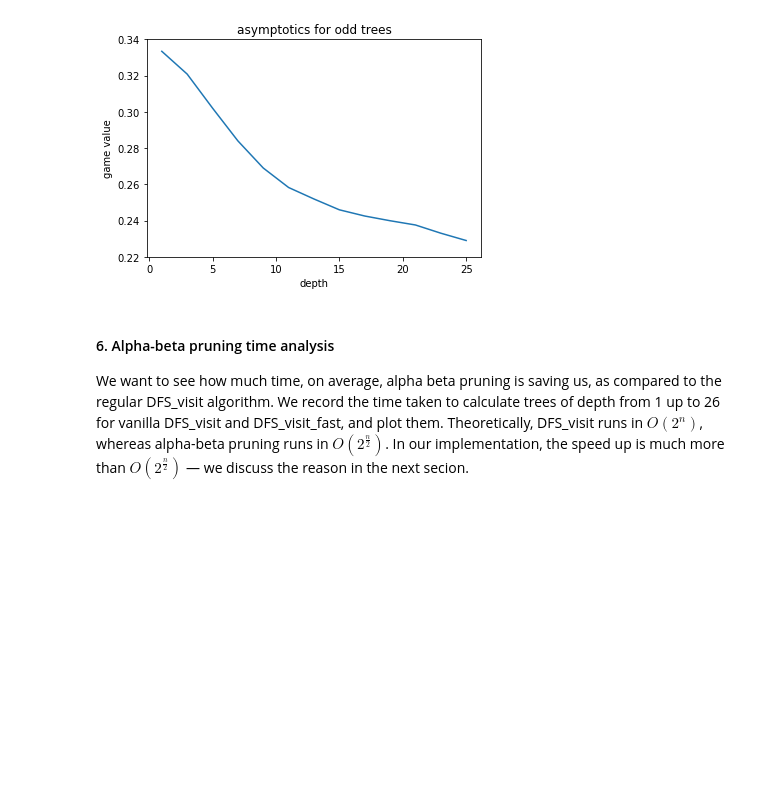
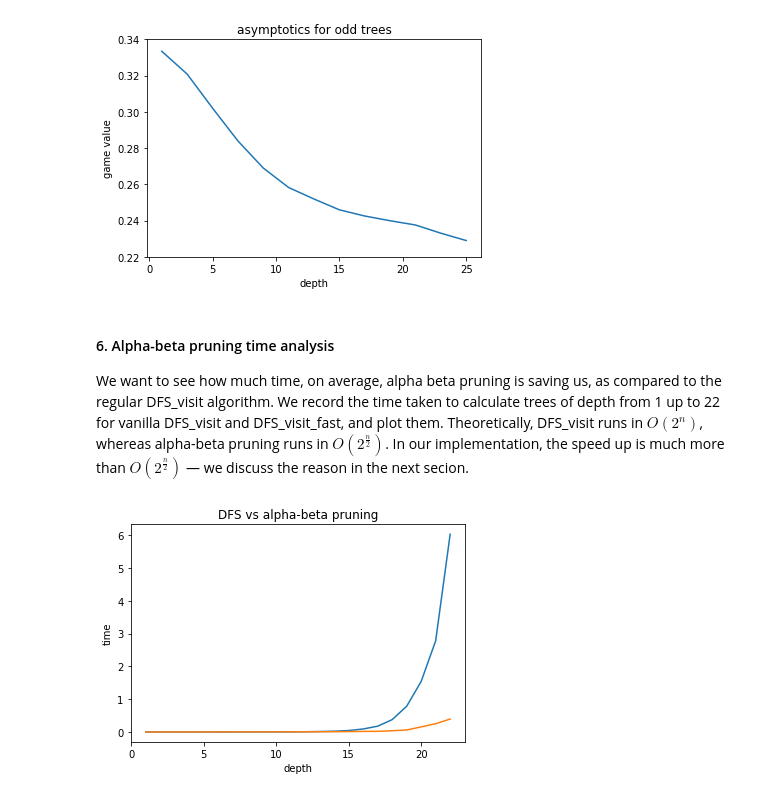
Before and after one commit to Shasha-Lin/Minimax_Game, a Jupyter notebook: Game_analysis.ipynb, the cells around one changed output. Saved outputs shown, nothing was run; the diff lists cells and outputs as text; code cells hidden in the pictures; blank space fills up the shorter version.

```diff
--- a/Game_analysis.ipynb
+++ b/Game_analysis.ipynb
@@ -352,27 +352,29 @@ plot_asymptotics(25)
 [figure]
 # %% [markdown]
 #### 6.  Alpha-beta pruning time analysis
-We want to see how much time, on average, alpha beta pruning is saving us, as compared to the regular DFS_visit algorithm. We record the time taken to calculate trees of depth from 1 up to 26 for vanilla DFS_visit and DFS_visit_fast, and plot them. Theoretically, DFS_visit runs in $O(2^n)$, whereas alpha-beta pruning runs in $O(2^\frac{n}{2})$. In our implementation, the speed up is much more than $O(2^\frac{n}{2})$ — we discuss the reason in the next secion.
+We want to see how much time, on average, alpha beta pruning is saving us, as compared to the regular DFS_visit algorithm. We record the time taken to calculate trees of depth from 1 up to 22 for vanilla DFS_visit and DFS_visit_fast, and plot them. Theoretically, DFS_visit runs in $O(2^n)$, whereas alpha-beta pruning runs in $O(2^\frac{n}{2})$. In our implementation, the speed up is much more than $O(2^\frac{n}{2})$ — we discuss the reason in the next secion.
 # %%
 def get_time(depth,alg):
     times = []
     for i in range(1, depth+1):
         tree = make_tree(i)
         time0 = time.time()
         alg(tree)
         time1 = time.time()
         times.append(time1 - time0)
     return times
 
-depth = 26
+depth = 22
 DFS_times = get_time(depth, DFS_visit)
 alpha_beta_times = get_time(depth, DFS_visit_fast)
 fig, ax = plt.subplots(1)
 ax.plot(list(range(1, depth+1)), DFS_times, label='regular DFS')
 ax.plot(list(range(1, depth+1)), alpha_beta_times, label='alpha-beta pruning')
 ax.set_xlabel('depth')
 ax.set_ylabel('time')
 ax.set_title('DFS vs alpha-beta pruning')
 plt.show()
+# %% [output]
+[figure, added]
 # %% [markdown]
 #### 7.  <span style="color:blue"> Reflections on our implementation — man oh man do we wish we'd thought for a second longer before coding! </span>
```
Also changed, not shown: parts of 1 cell of this notebook.
